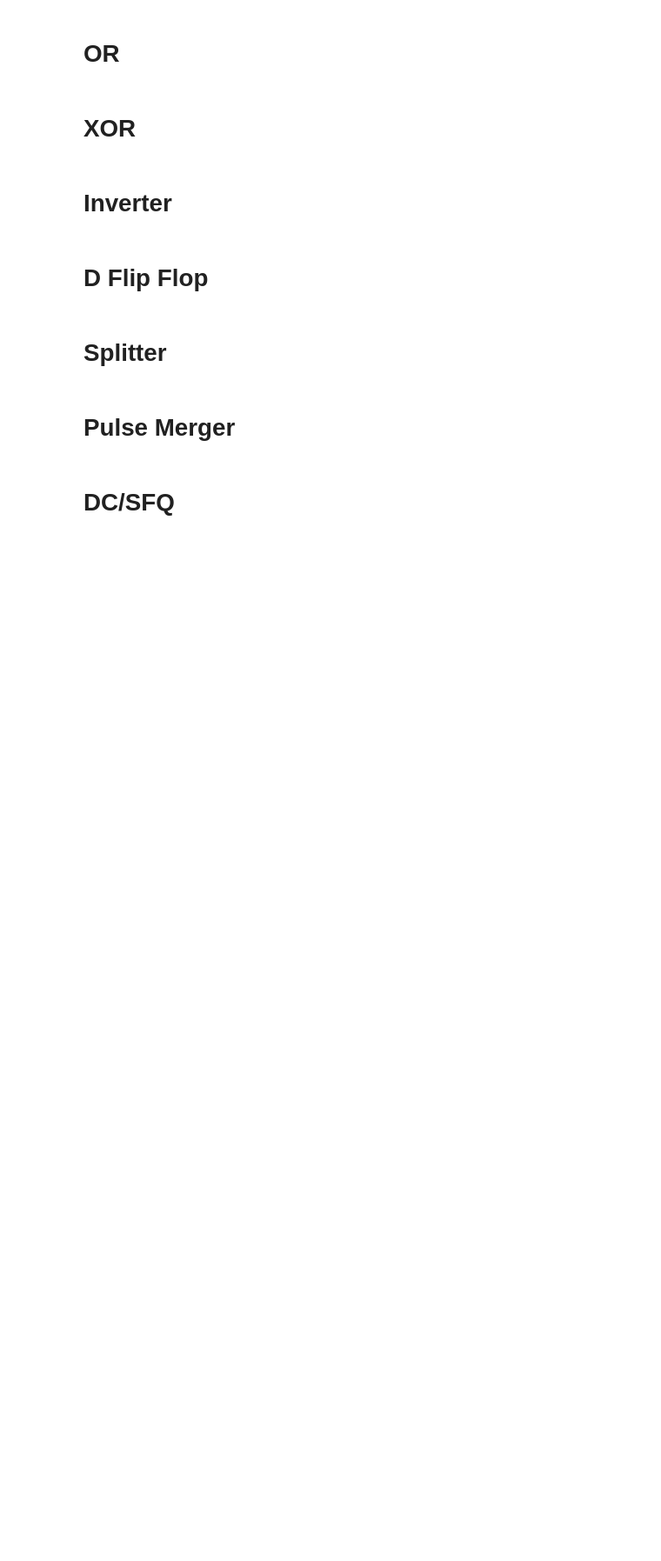
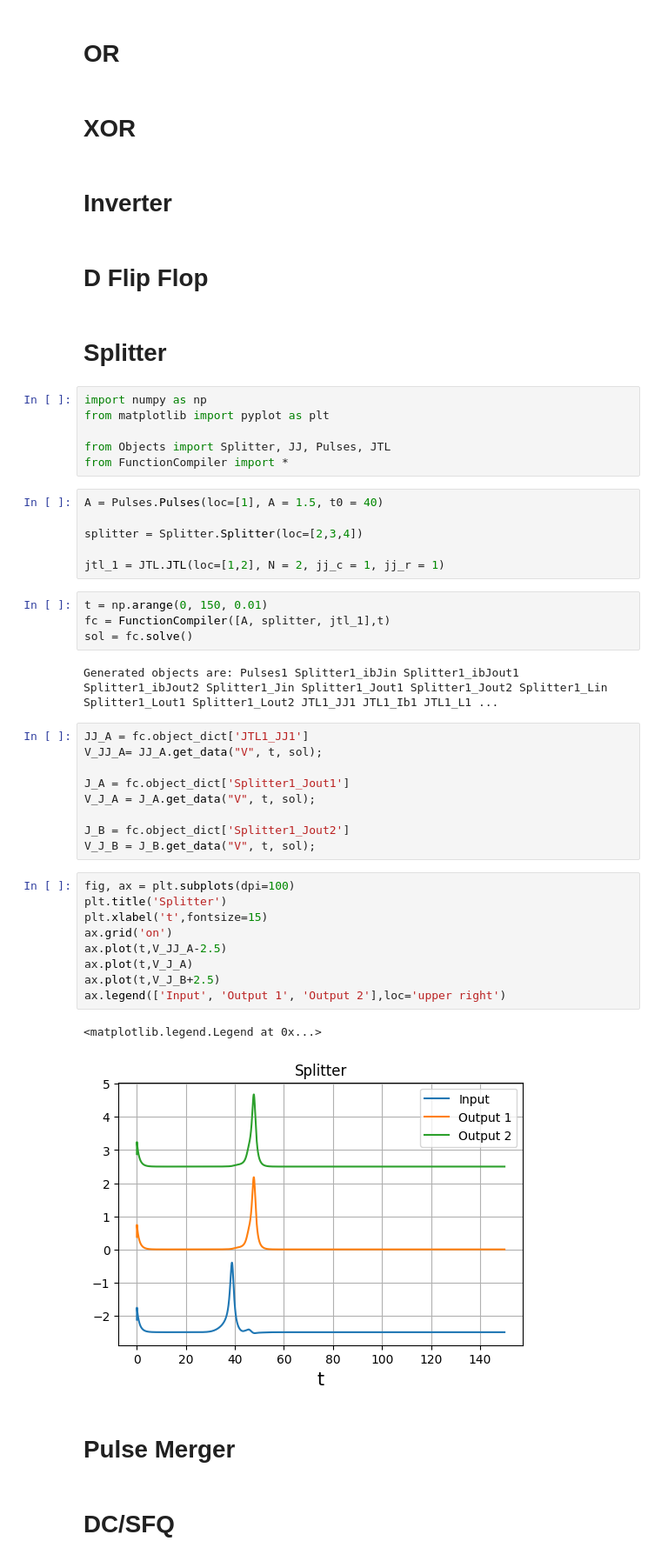
Before and after one commit to gausseuler60/SymSC_Python, a Jupyter notebook: Realization_Basic_Elements.ipynb, the cells around one changed output. Shown: that part at 87% size. Cells and saved outputs as stored; diff of their text form; blank space fills up the shorter version.

```diff
--- a/Realization_Basic_Elements.ipynb
+++ b/Realization_Basic_Elements.ipynb
@@ -97,6 +97,45 @@ ax.legend(['Input $I_A$', 'Input $I_B$', 'Output $V_{Z}$'])
 # D Flip Flop
 # %% [markdown]
 # Splitter
+# %%
+import numpy as np
+from matplotlib import pyplot as plt
+
+from Objects import Splitter, JJ, Pulses, JTL
+from FunctionCompiler import *
+# %%
+A = Pulses.Pulses(loc=[1], A = 1.5, t0 = 40)
+
+splitter = Splitter.Splitter(loc=[2,3,4])
+
+jtl_1 = JTL.JTL(loc=[1,2], N = 2, jj_c = 1, jj_r = 1)
+# %%
+t = np.arange(0, 150, 0.01)
+fc = FunctionCompiler([A, splitter, jtl_1],t)
+sol = fc.solve()
+# %% [output]
+Generated objects are: Pulses1 Splitter1_ibJin Splitter1_ibJout1 Splitter1_ibJout2 Splitter1_Jin Splitter1_Jout1 Splitter1_Jout2 Splitter1_Lin Splitter1_Lout1 Splitter1_Lout2 JTL1_JJ1 JTL1_Ib1 JTL1_L1 ...
+# %%
+JJ_A = fc.object_dict['JTL1_JJ1']
+V_JJ_A= JJ_A.get_data("V", t, sol);
+
+J_A = fc.object_dict['Splitter1_Jout1']
+V_J_A = J_A.get_data("V", t, sol);
+
+J_B = fc.object_dict['Splitter1_Jout2']
+V_J_B = J_B.get_data("V", t, sol);
+# %%
+fig, ax = plt.subplots(dpi=100)
+plt.title('Splitter')
+plt.xlabel('t',fontsize=15)
+ax.grid('on')
+ax.plot(t,V_JJ_A-2.5)
+ax.plot(t,V_J_A)
+ax.plot(t,V_J_B+2.5)
+ax.legend(['Input', 'Output 1', 'Output 2'],loc='upper right')
+# %% [output]
+<matplotlib.legend.Legend at 0x...>
+[figure, added]
 # %% [markdown]
 # Pulse Merger
 # %% [markdown]
```
Also changed, not shown: parts of 7 cells of this notebook, 1 other file.
